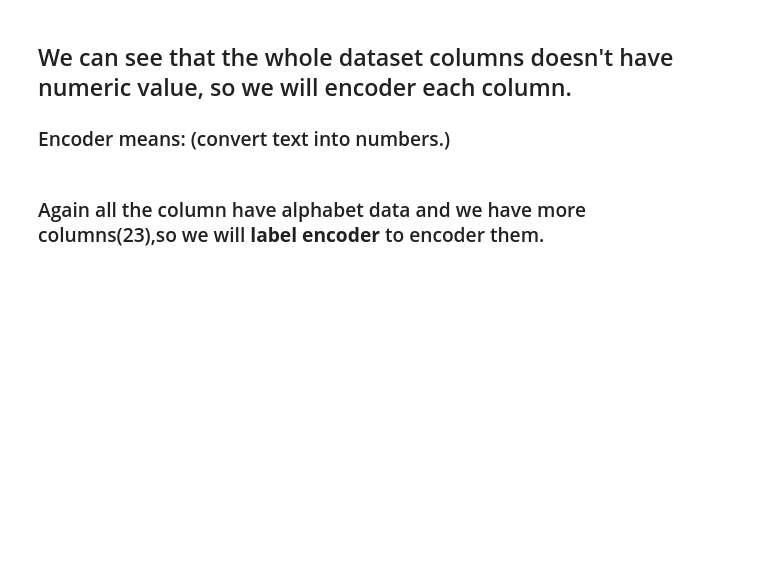
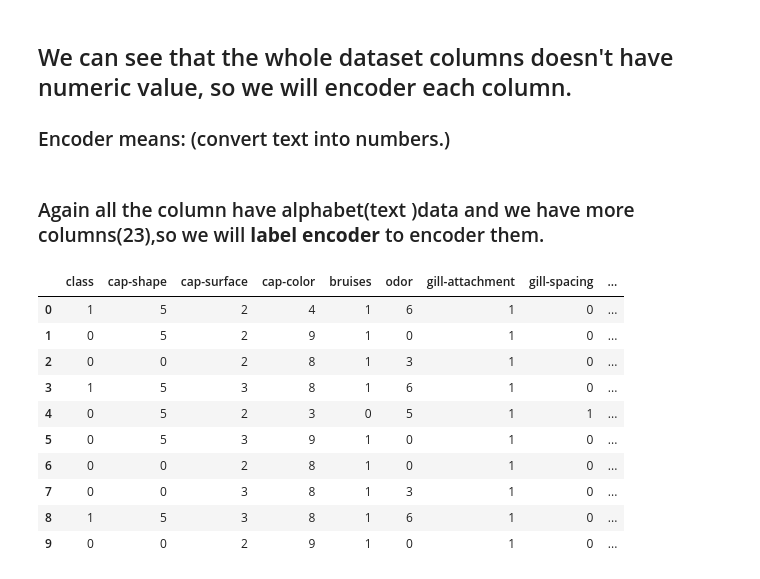
Before and after one commit to olivierla412/data_train_live_classes, a Jupyter notebook: Projects/Practice _Project - 2/Practice_Project _ 2.ipynb, the cells around one changed output. Drawn from its saved outputs; the diff is of its cells as text; code cells hidden in the pictures; blank space fills up the shorter version.

```diff
--- a/Projects/Practice _Project - 2/Practice_Project _ 2.ipynb
+++ b/Projects/Practice _Project - 2/Practice_Project _ 2.ipynb
@@ -132,4 +168,4 @@ dtype: object
 ## We can see that the whole dataset columns doesn't have numeric value, so we will encoder each column.
 ### Encoder means: (convert text into numbers.)
 # %% [markdown]
-### Again all the column have alphabet data and we have more columns(23),so we will __label encoder__ to encoder them.
+### Again all the column have alphabet(text )data and we have more columns(23),so we will __label encoder__ to encoder them.
@@ -135,0 +181,14 @@ dtype: object
+# %%
+data.head(10)
+# %% [output]
+|  | class | cap-shape | cap-surface | cap-color | bruises | odor | gill-attachment | gill-spacing | ... |
+| 0 | 1 | 5 | 2 | 4 | 1 | 6 | 1 | 0 | ... |
+| 1 | 0 | 5 | 2 | 9 | 1 | 0 | 1 | 0 | ... |
+| 2 | 0 | 0 | 2 | 8 | 1 | 3 | 1 | 0 | ... |
+| 3 | 1 | 5 | 3 | 8 | 1 | 6 | 1 | 0 | ... |
+| 4 | 0 | 5 | 2 | 3 | 0 | 5 | 1 | 1 | ... |
+| 5 | 0 | 5 | 3 | 9 | 1 | 0 | 1 | 0 | ... |
+| 6 | 0 | 0 | 2 | 8 | 1 | 0 | 1 | 0 | ... |
+| 7 | 0 | 0 | 3 | 8 | 1 | 3 | 1 | 0 | ... |
+| 8 | 1 | 5 | 3 | 8 | 1 | 6 | 1 | 0 | ... |
+| 9 | 0 | 0 | 2 | 9 | 1 | 0 | 1 | 0 | ... |
```
Also changed, not shown: parts of 37 cells of this notebook, 1 other file.
